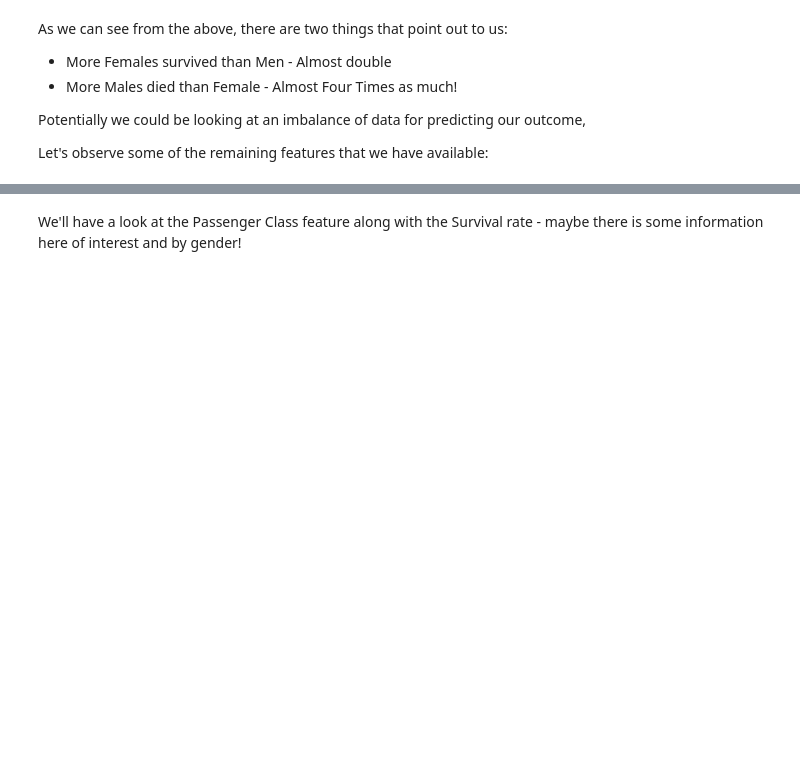
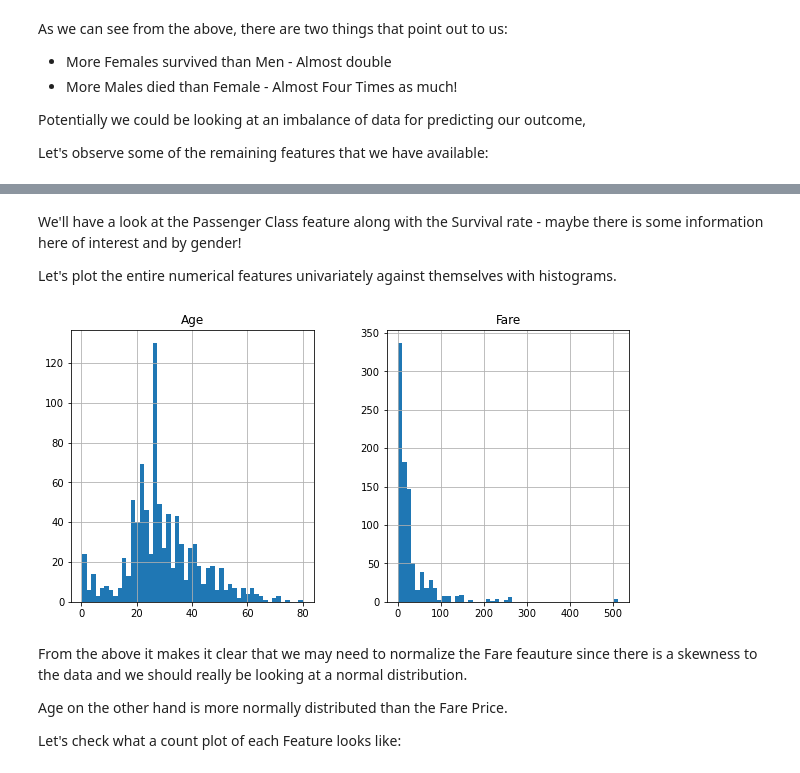
Before and after one commit to af2022/titanic_classifier_project, a Jupyter notebook: Notebooks/1_Exploratory_Data_Analysis.ipynb, the cells around one changed output, grey strips where cells are left out. Drawn from its saved outputs; the diff is of its cells as text; code cells hidden in the pictures; blank space fills up the shorter version.

```diff
--- a/Notebooks/1_Exploratory_Data_Analysis.ipynb
+++ b/Notebooks/1_Exploratory_Data_Analysis.ipynb
@@ -282,5 +293,19 @@ training_df.head(1)
 # %% [markdown]
 We'll have a look at the Passenger Class feature along with the Survival rate - maybe there is some information here of interest and by gender!
+
+Let's plot the entire numerical features univariately against themselves with histograms.
+# %%
+numerical_features = ['Age', 'Fare']
+training_df[numerical_features].hist(bins=50, figsize=(10,5))
+plt.show();
+# %% [output]
+[figure, added]
+# %% [markdown]
+From the above it makes it clear that we may need to normalize the Fare feauture since there is a skewness to the data and we should really be looking at a normal distribution.
+
+Age on the other hand is more normally distributed than the Fare Price.
+
+Let's check what a count plot of each Feature looks like:
 # %%
 fig, axes = plt.subplots(2, 4, figsize=(16, 10))
 sns.countplot(x ='Survived',data=training_df,ax=axes[0,0])
```
Also changed, not shown: parts of 5 cells of this notebook.
